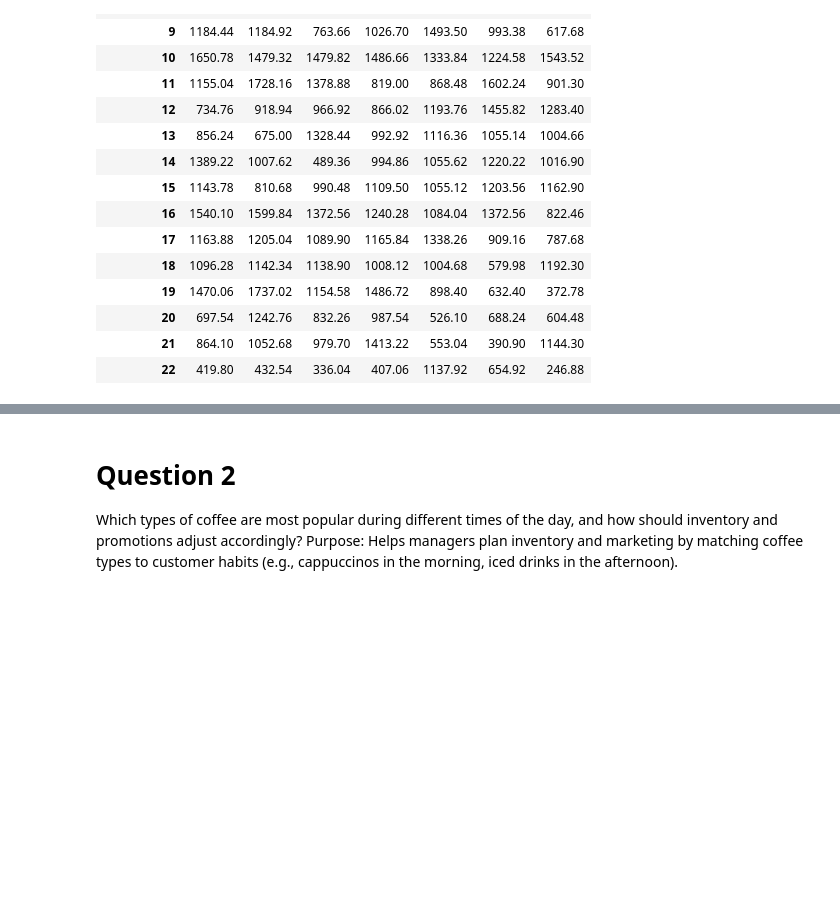
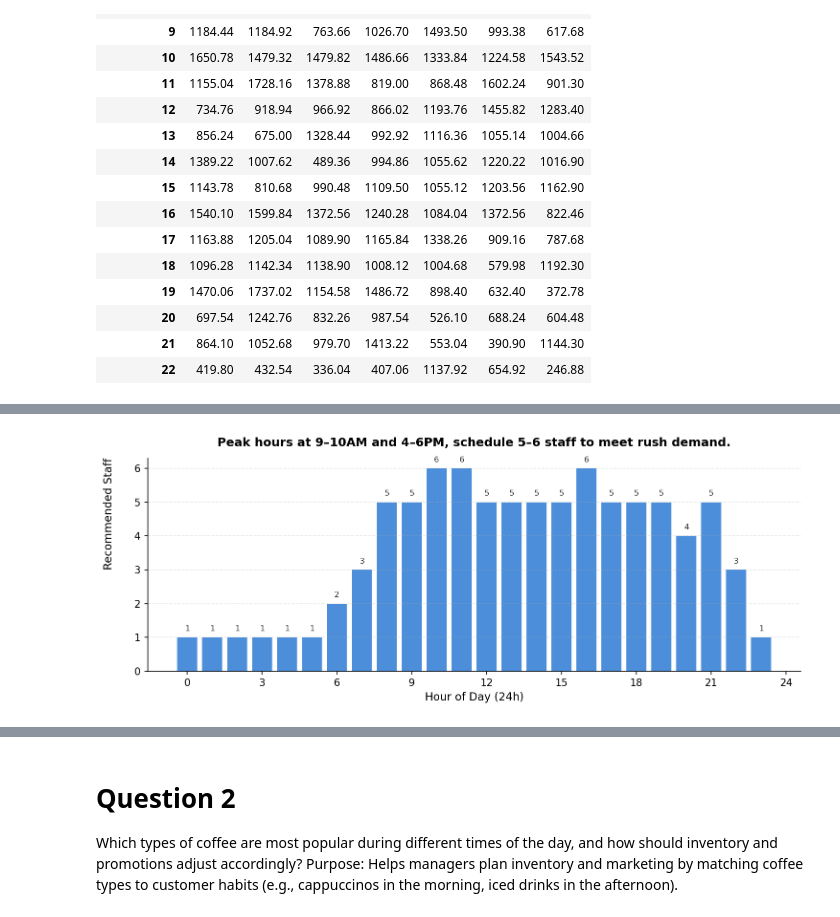
Before and after one commit to visheshgupta19/Memo-Assignment, a Jupyter notebook: memo.ipynb, the cells around one changed output, grey strips where cells are left out. Drawn from its saved outputs; the diff is of its cells as text; code cells hidden in the pictures; blank space fills up the shorter version.

```diff
--- a/memo.ipynb
+++ b/memo.ipynb
@@ -293,0 +337,66 @@ Recommended Staff by Hour (hours with >1 staff)     hour_of_day  recommended_sta
+# %%
+import math
+import pandas as pd
+import matplotlib.pyplot as plt
+from matplotlib.ticker import MaxNLocator
+
+# ---- Calculate recommended staffing ----
+hour_sales = sales_by_hour.set_index("hour_of_day")["money"]
+normalized = hour_sales / hour_sales.max() if hour_sales.max() > 0 else hour_sales * 0
+recommended_staff = (normalized * 5).apply(math.ceil) + 1  # scale to 1..6 staff
+
+recommended_df = (
+    recommended_staff.reset_index()
+    .rename(columns={"money": "recommended_staff"})
+)
+
+rec_hours = (
+    pd.DataFrame({"hour_of_day": range(0, 24)})
+    .merge(recommended_df, on="hour_of_day", how="left")
+    .fillna(1)
+)
+rec_hours["recommended_staff"] = rec_hours["recommended_staff"].astype(int)
+
+# ---- Plot: Recommended staffing by hour ----
+plt.figure(figsize=(10, 4), dpi=150)
+bars = plt.bar(rec_hours["hour_of_day"], rec_hours["recommended_staff"], color="#4C8EDA")
+
+# Add value labels above bars
+for idx, val in enumerate(rec_hours["recommended_staff"]):
+    plt.text(
+        rec_hours["hour_of_day"].iloc[idx],
+        val + 0.15,
+        str(val),
+        ha="center",
+        va="bottom",
+        fontsize=8,
+        color="#333"
+    )
+
+# Active, managerial title
+plt.title(
+    "Peak hours at 9–10AM and 4–6PM, schedule 5–6 staff to meet rush demand.",
+    fontsize=12, weight="bold", pad=12
+)
+
+
+plt.xlabel("Hour of Day (24h)", fontsize=11)
+plt.ylabel("Recommended Staff", fontsize=11, labelpad=20, loc="top")
+
+# Clean axis and grid
+plt.gca().xaxis.set_major_locator(MaxNLocator(integer=True))
+plt.grid(axis="y", linestyle="--", alpha=0.3)
+plt.gca().spines["top"].set_visible(False)
+plt.gca().spines["right"].set_visible(False)
+
+plt.tight_layout()
+plt.show()
+
+# ---- Optional: print hours with >1 staff ----
+rec_open_hours = rec_hours[rec_hours["recommended_staff"] > 1][
+    ["hour_of_day", "recommended_staff"]
+]
+print("Recommended Staff by Hour (hours with >1 staff):")
+print(rec_open_hours)
+# %% [output]
+[figure, added]
```
Also changed, not shown: parts of 12 cells of this notebook.
